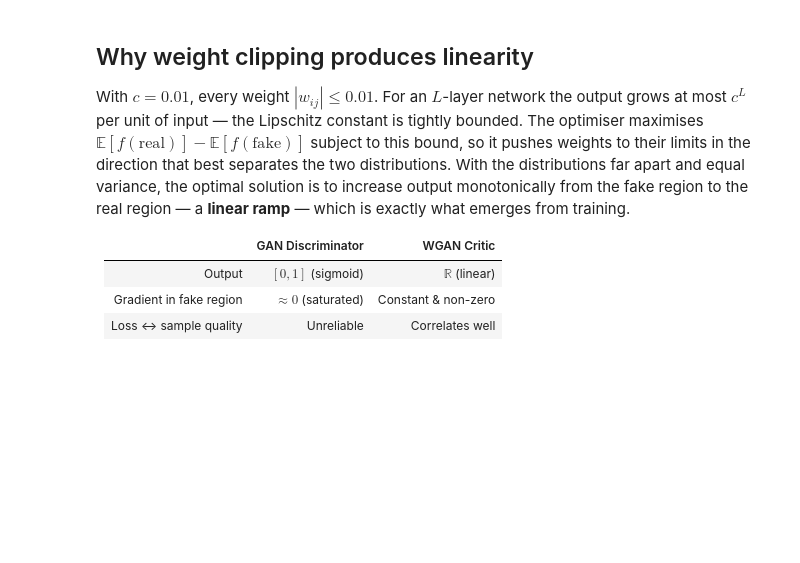
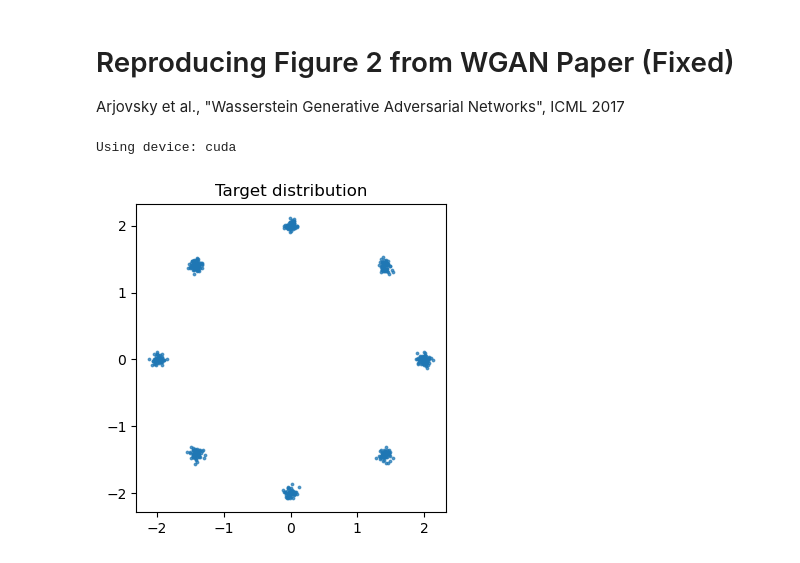
Before and after one commit to uday-kalyan-s/WassersteinGAN, a Jupyter notebook: wgan_figure2.ipynb, the cells around one changed output. Saved outputs shown, nothing was run; the diff lists cells and outputs as text; code cells hidden in the pictures; blank space fills up the shorter version.

```diff
--- a/wgan_figure2.ipynb
+++ b/wgan_figure2.ipynb
@@ -219,10 +1,45 @@ Discrim  range: [0.0000, 1.0000]
-# %% [markdown]
-## Why weight clipping produces linearity
-
-With $c = 0.01$, every weight $|w_{ij}| \le 0.01$. For an $L$-layer network the output grows at most $c^L$ per unit of input — the Lipschitz constant is tightly bounded. The optimiser maximises $\mathbb{E}[f(\text{real})] - \mathbb{E}[f(\text{fake})]$ subject to this bound, so it pushes weights to their limits in the direction that best separates the two distributions. With the distributions far apart and equal variance, the optimal solution is to increase output monotonically from the fake region to the real region — a **linear ramp** — which is exactly what emerges from training.
-
-| | GAN Discriminator | WGAN Critic |
-|---|---|---|
-| Output | $[0,1]$ (sigmoid) | $\mathbb{R}$ (linear) |
-| Gradient in fake region | $\approx 0$ (saturated) | Constant & non-zero |
-| Loss ↔ sample quality | Unreliable | Correlates well |
+# %% [markdown]
+# Reproducing Figure 2 from WGAN Paper (Fixed)
+Arjovsky et al., "Wasserstein Generative Adversarial Networks", ICML 2017
+# %%
+import numpy as np
+import matplotlib
+import matplotlib.pyplot as plt
+import matplotlib.gridspec as gridspec
+from scipy.stats import gaussian_kde
+import torch
+import torch.nn as nn
+import torch.optim as optim
+from copy import deepcopy
+
+torch.manual_seed(0)
+np.random.seed(0)
+
+device = torch.device('cuda' if torch.cuda.is_available() else 'cpu')
+print(f'Using device: {device}')
+# %% [output]
+Using device: cuda
+# %%
+# ── Data ─────────────────────────────────────────────────────────────────────
+# 8 Gaussians on a circle, TIGHT clusters matching the paper
+RADIUS = 2.0
+STD    = 0.05   # very tight — this is key to matching the paper's look
+N_MODES = 8
+
+CENTERS = np.array([
+    (RADIUS * np.cos(2 * np.pi * k / N_MODES),
+     RADIUS * np.sin(2 * np.pi * k / N_MODES))
+    for k in range(N_MODES)
+], dtype=np.float32)
+
+def sample_real(n):
+    idx = np.random.randint(0, N_MODES, size=n)
+    return (CENTERS[idx] + np.random.randn(n, 2).astype(np.float32) * STD)
+
+# Sanity check
+real_check = sample_real(500)
+plt.figure(figsize=(4, 4))
+plt.scatter(real_check[:, 0], real_check[:, 1], s=3, alpha=0.7)
+plt.axis('equal'); plt.title('Target distribution'); plt.show()
+# %% [output]
+[figure, added]
```
Also changed, not shown: parts of 18 cells of this notebook, 2 other files.
